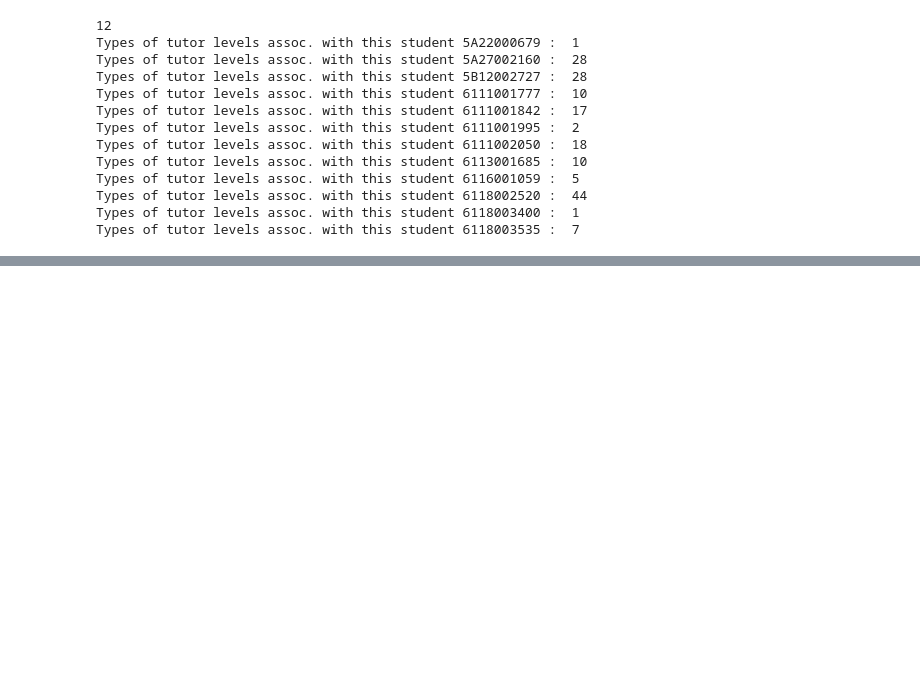
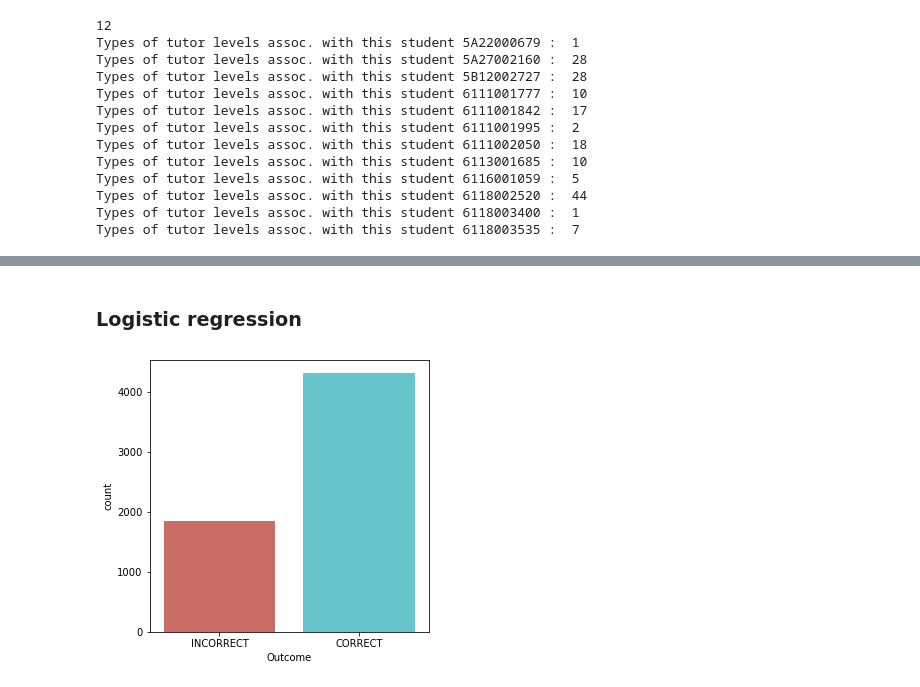
Before and after one commit to jithendaraa/RoboTutor-Analysis, a Jupyter notebook: analysis.ipynb, the cells around one changed output, grey strips where cells are left out. Cells and saved outputs as stored; diff of their text form; code cells hidden in the pictures; blank space fills up the shorter version.

Commit message:
get useful stats of data and encode for LR

```diff
--- a/analysis.ipynb
+++ b/analysis.ipynb
@@ -334,0 +366,17 @@ plt.show()
+# %% [markdown]
+### Logistic regression
+# %%
+# Input variables
+# Level (Tutor): categorical (85 different values)
+# #correct: int
+# #attempted: int
+
+# Output -> y
+# correct: 1
+# incorrect: 0
+
+plt.rcParams['figure.figsize'] = (5,5)
+sns.countplot(x='Outcome', data=bpop_math_df, palette='hls')
+plt.show()
+# %% [output]
+[figure, added]
```
Also changed, not shown: parts of 13 cells of this notebook, 1 other file.
